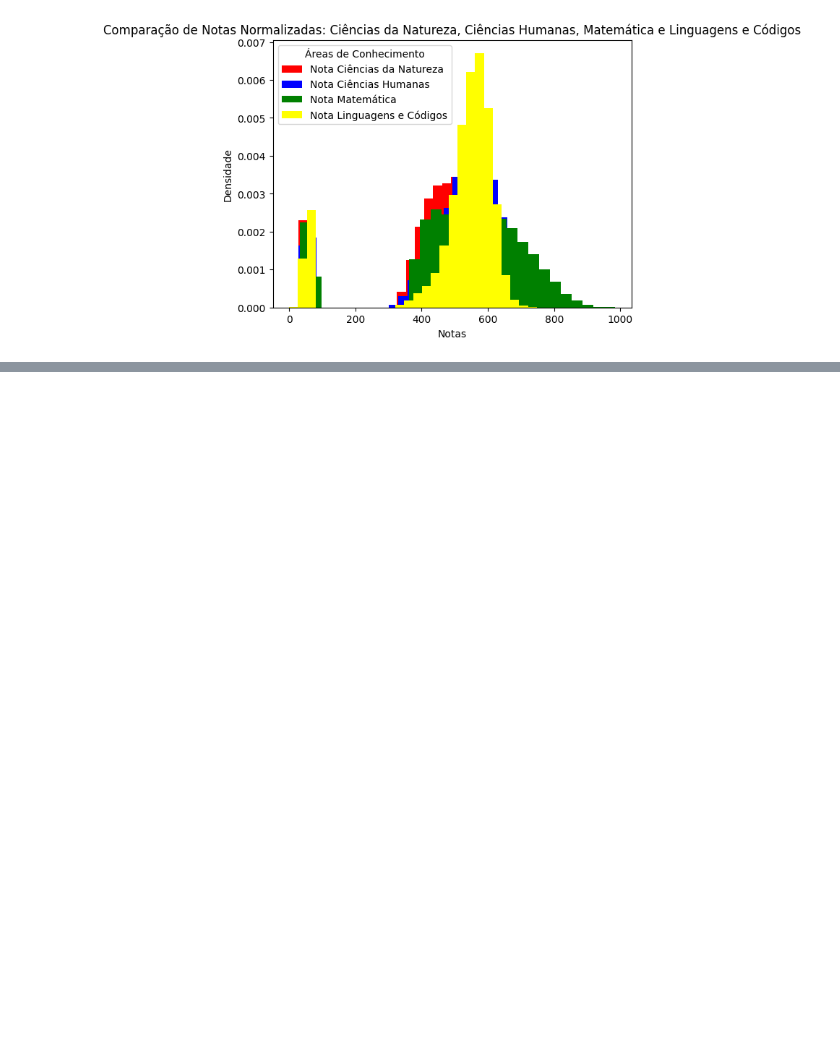
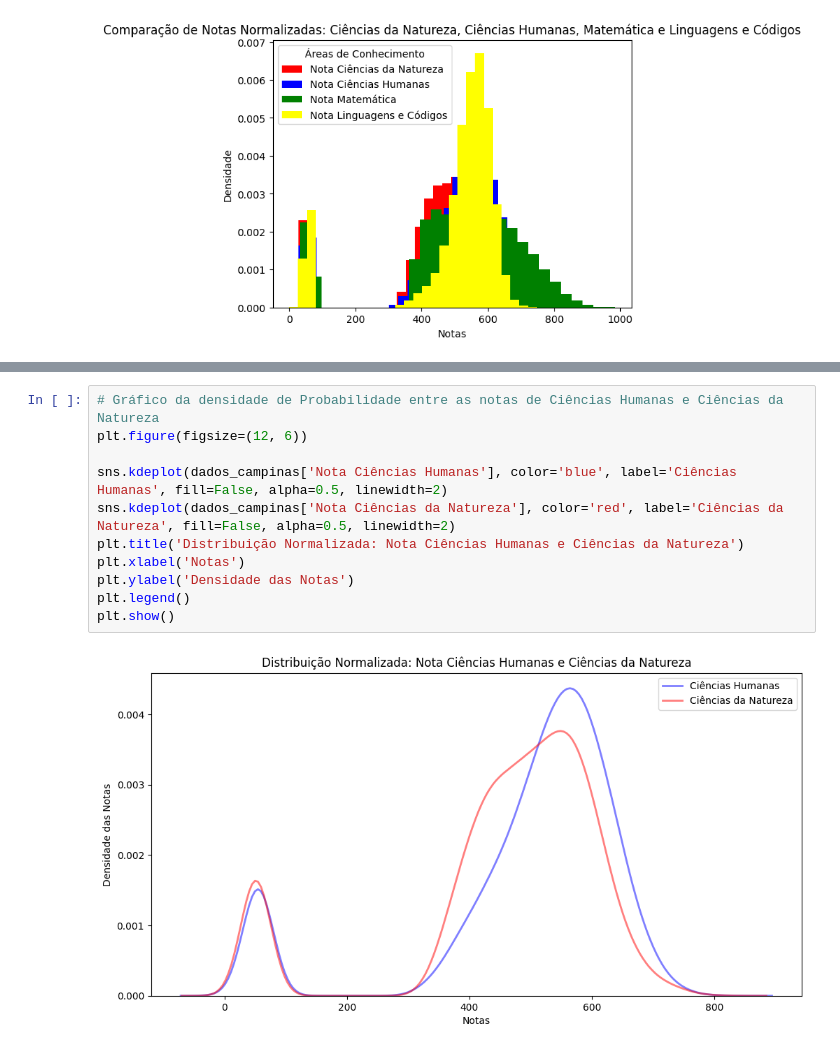
Before and after one commit to Jpns2002/analise-estatistica-enem-2019, a Jupyter notebook: tratamento_enem_2019_corrigido.ipynb, the cells around one changed output, grey strips where cells are left out. Drawn from its saved outputs; the diff is of its cells as text; blank space fills up the shorter version.

```diff
--- a/tratamento_enem_2019_corrigido.ipynb
+++ b/tratamento_enem_2019_corrigido.ipynb
@@ -1371,0 +1436,13 @@ plt.show()
+# %%
+# Gráfico da densidade de Probabilidade entre as notas de Ciências Humanas e Ciências da Natureza
+plt.figure(figsize=(12, 6))
+
+sns.kdeplot(dados_campinas['Nota Ciências Humanas'], color='blue', label='Ciências Humanas', fill=False, alpha=0.5, linewidth=2)
+sns.kdeplot(dados_campinas['Nota Ciências da Natureza'], color='red', label='Ciências da Natureza', fill=False, alpha=0.5, linewidth=2)
+plt.title('Distribuição Normalizada: Nota Ciências Humanas e Ciências da Natureza')
+plt.xlabel('Notas')
+plt.ylabel('Densidade das Notas')
+plt.legend()
+plt.show()
+# %% [output]
+[figure, added]
```
Also changed, not shown: parts of 6 cells of this notebook.
